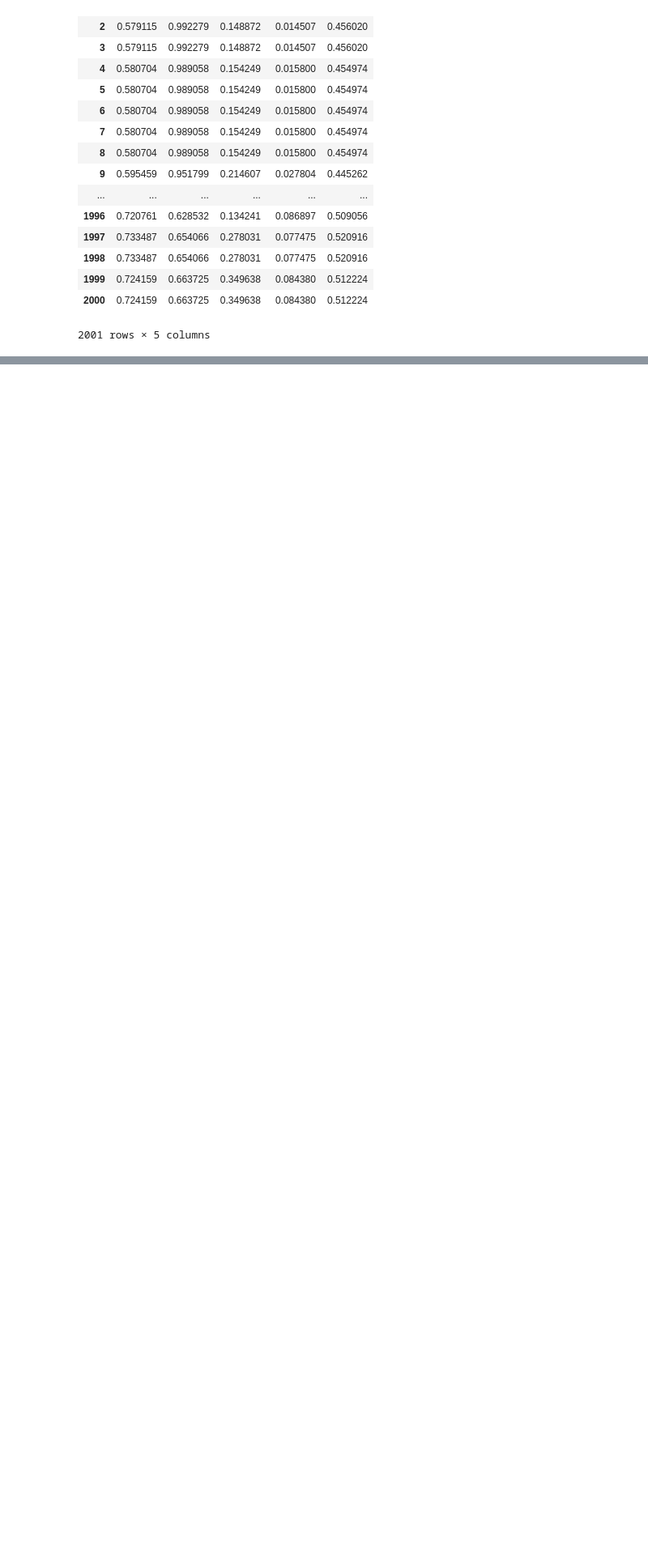
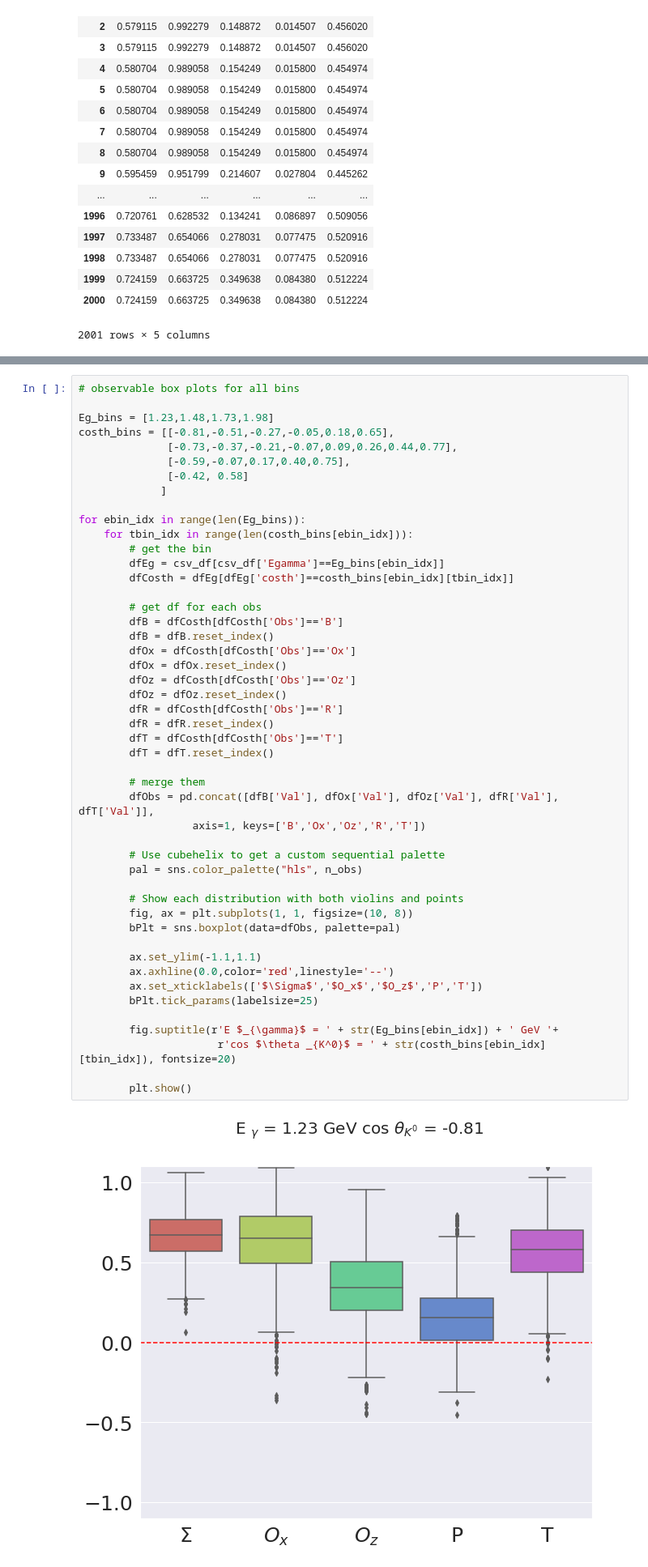
Before and after one commit to louiseclark/g8K0Sig, a Jupyter notebook: jupyter/g8K0Sig21bins.ipynb, the cells around one changed output, grey strips where cells are left out. Shown at 81% size. Saved outputs shown, nothing was run; the diff lists cells and outputs as text; blank space fills up the shorter version.

```diff
--- a/jupyter/g8K0Sig21bins.ipynb
+++ b/jupyter/g8K0Sig21bins.ipynb
@@ -294,3 +295,53 @@ WARNING:root:Too few points to create valid contours
 WARNING:root:Too few points to create valid contours
 WARNING:root:Too few points to create valid contours
 ... (11 outputs left out)
+# %%
+# observable box plots for all bins
+
+Eg_bins = [1.23,1.48,1.73,1.98]
+costh_bins = [[-0.81,-0.51,-0.27,-0.05,0.18,0.65],
+              [-0.73,-0.37,-0.21,-0.07,0.09,0.26,0.44,0.77],
+              [-0.59,-0.07,0.17,0.40,0.75],
+              [-0.42, 0.58]
+             ]
+
+for ebin_idx in range(len(Eg_bins)):
+    for tbin_idx in range(len(costh_bins[ebin_idx])):
+        # get the bin
+        dfEg = csv_df[csv_df['Egamma']==Eg_bins[ebin_idx]]
+        dfCosth = dfEg[dfEg['costh']==costh_bins[ebin_idx][tbin_idx]]
+
+        # get df for each obs
+        dfB = dfCosth[dfCosth['Obs']=='B']
+        dfB = dfB.reset_index()
+        dfOx = dfCosth[dfCosth['Obs']=='Ox']
+        dfOx = dfOx.reset_index()
+        dfOz = dfCosth[dfCosth['Obs']=='Oz']
+        dfOz = dfOz.reset_index()
+        dfR = dfCosth[dfCosth['Obs']=='R']
+        dfR = dfR.reset_index()
+        dfT = dfCosth[dfCosth['Obs']=='T']
+        dfT = dfT.reset_index()
+
+        # merge them
+        dfObs = pd.concat([dfB['Val'], dfOx['Val'], dfOz['Val'], dfR['Val'], dfT['Val']],
+                  axis=1, keys=['B','Ox','Oz','R','T'])
+
+        # Use cubehelix to get a custom sequential palette
+        pal = sns.color_palette("hls", n_obs)
+
+        # Show each distribution with both violins and points
+        fig, ax = plt.subplots(1, 1, figsize=(10, 8))
+        bPlt = sns.boxplot(data=dfObs, palette=pal)
+
+        ax.set_ylim(-1.1,1.1)
+        ax.axhline(0.0,color='red',linestyle='--')
+        ax.set_xticklabels(['$\Sigma$','$O_x$','$O_z$','P','T'])
+        bPlt.tick_params(labelsize=25)
+
+        fig.suptitle(r'E $_{\gamma}$ = ' + str(Eg_bins[ebin_idx]) + ' GeV '+
+                      r'cos $\theta _{K^0}$ = ' + str(costh_bins[ebin_idx][tbin_idx]), fontsize=20)
+
+        plt.show()
+# %% [output]
+[figure, added]
```
Also changed, not shown: parts of 3 cells of this notebook, 57 other files.
